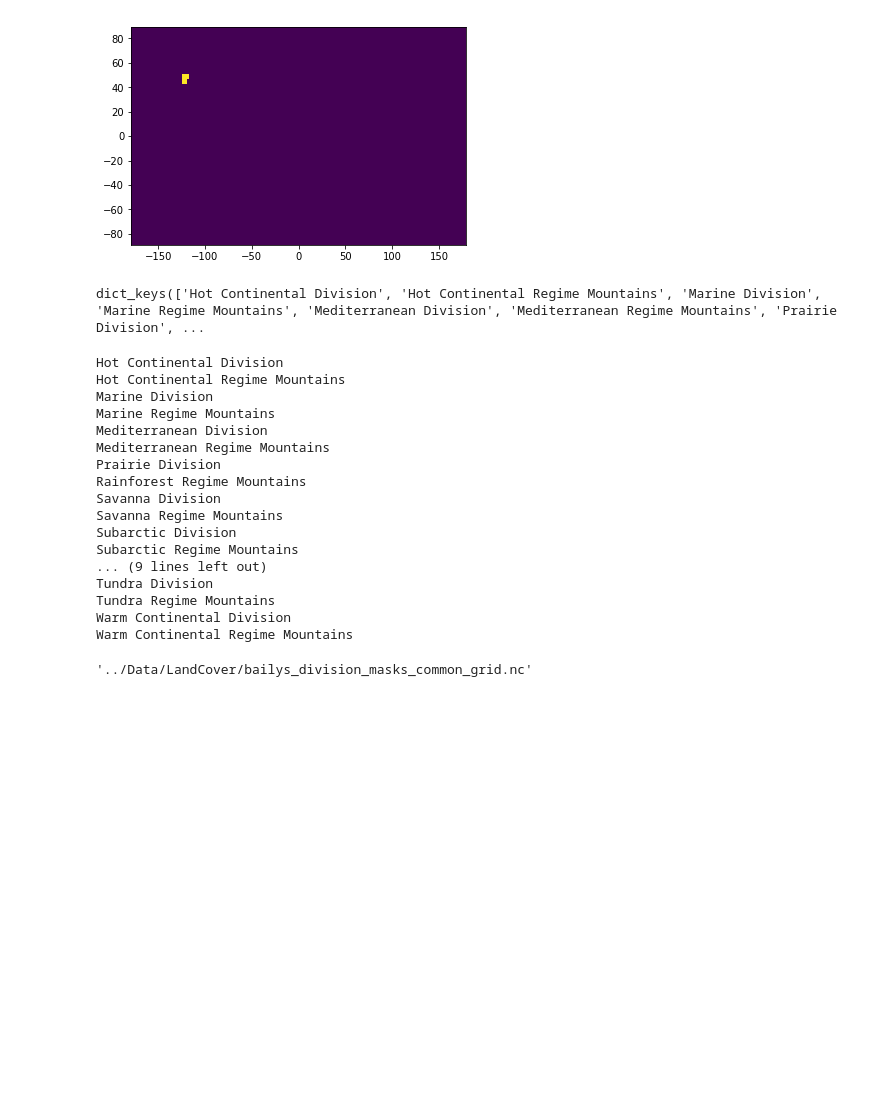
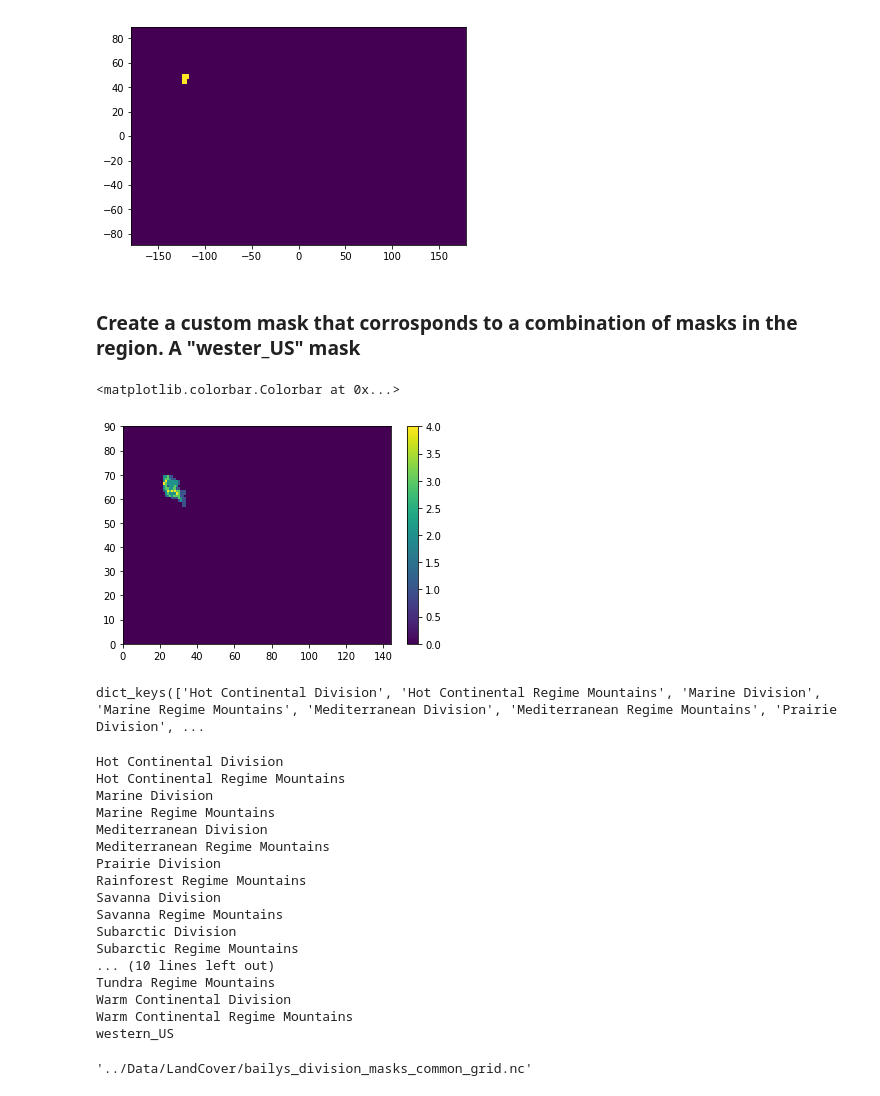
Before and after one commit to stevenjoelbrey/metSpread, a Jupyter notebook: Python/create_ecoregion_overlap_masks.ipynb, the cells around one changed output. Drawn from its saved outputs; the diff is of its cells as text; code cells hidden in the pictures; blank space fills up the shorter version.

```diff
--- a/Python/create_ecoregion_overlap_masks.ipynb
+++ b/Python/create_ecoregion_overlap_masks.ipynb
@@ -318,3 +327,30 @@ plt.pcolor(X, Y, division_dictionary['Marine Regime Mountains'])
 # %% [output]
 <matplotlib.collections.PolyCollection at 0x...>
 [figure]
+# %% [markdown]
+### Create a custom mask that corrosponds to a combination of masks in the region. A "wester_US" mask
+# %%
+# Western US divisions to be included in this analysis
+western_divisions = ["Temperate Steppe Regime Mountains",
+                     "Marine Regime Mountains",
+                     'Marine Division', # No burn area! So will exclude
+                     "Mediterranean Regime Mountains", # includes southern coastal Alaska sections
+                     "Mediterranean Division",
+                     'Temperate Desert Division',
+                     "Tropical/Subtropical Steppe Division",
+                     'Tropical/Subtropical Desert Division',
+                     'Tropical/Subtropical Regime Mountains',
+                     'Temperate Desert Regime Mountains',
+                    ]
+
+# Create an array to save the count for regions overlapping the US
+western_US_count = np.zeros((len(lat), len(lon)), dtype=int)
+
+for div in western_divisions :
+    western_US_count += division_dictionary[div]
+# %%
+plt.pcolor(western_US_count)
+plt.colorbar()
+# %% [output]
+<matplotlib.colorbar.Colorbar at 0x...>
+[figure, added]
@@ -350,7 +389,7 @@ for key in division_dictionary.keys() :
     key_name = key.replace("/", " ")
     print(key_name)
     VAR_ = ncFile.createVariable(key_name, 'f4',('latitude','longitude'))
-    VAR_.units = "1=land, 0=not land"
+    VAR_.units = "1=in_region, 0=outside_region"
     VAR_[:]    = division_dictionary[key]
 
 latitude_[:]  = np.array(lat)
@@ -369,11 +408,11 @@ Savanna Division
 Savanna Regime Mountains
 Subarctic Division
 Subarctic Regime Mountains
-... (9 lines left out)
-Tundra Division
+... (10 lines left out)
 Tundra Regime Mountains
 Warm Continental Division
 Warm Continental Regime Mountains
+western_US
 # %%
 # And use cdo to make a common grid version
 import cdo as cdo
```
Also changed, not shown: parts of 6 cells of this notebook.
